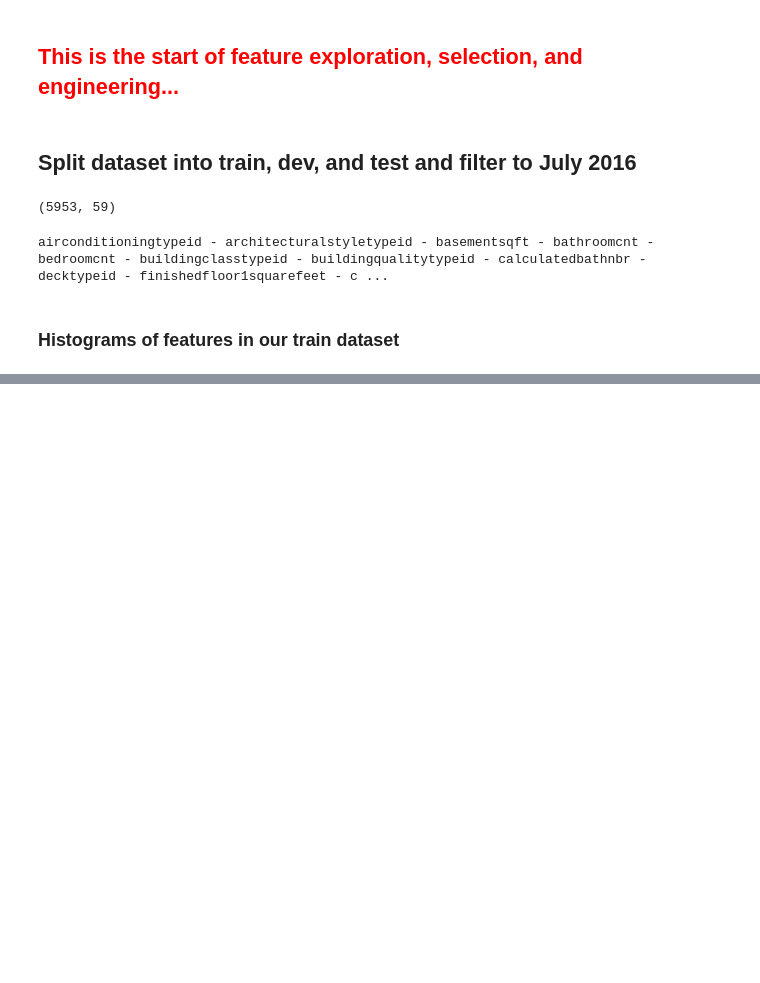
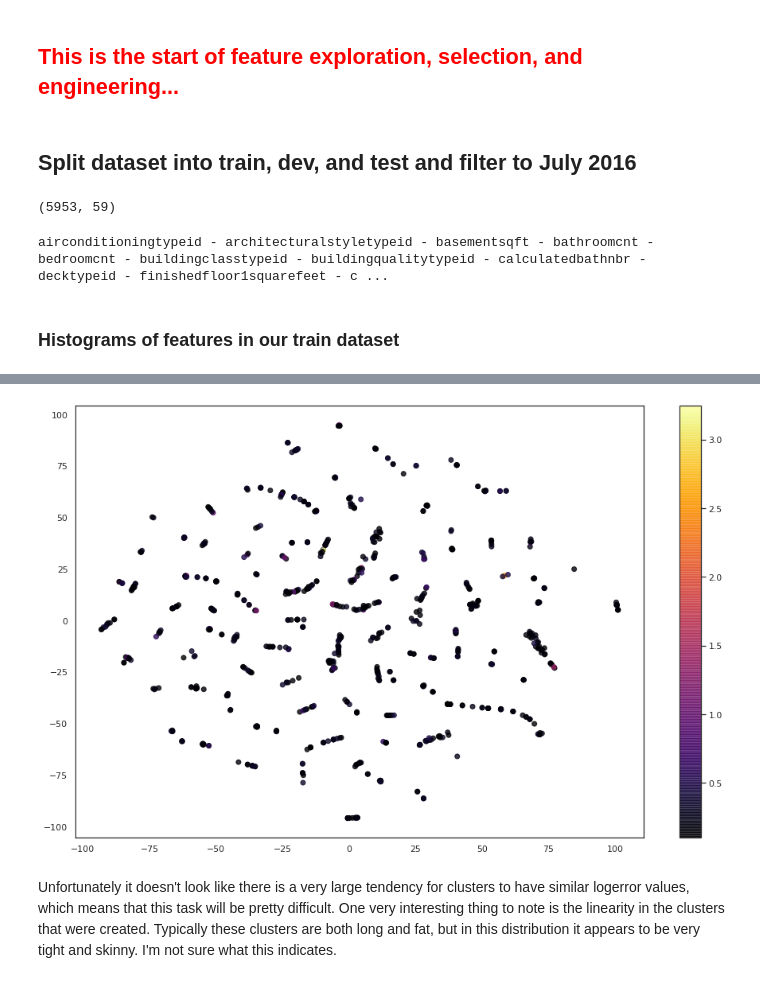
Before and after one commit to AustinDoolittle/W207-Final-Project, a Jupyter notebook: combined_eda.ipynb, the cells around one changed output, grey strips where cells are left out. Drawn from its saved outputs; the diff is of its cells as text; code cells hidden in the pictures; blank space fills up the shorter version.

```diff
--- a/combined_eda.ipynb
+++ b/combined_eda.ipynb
@@ -660,0 +753,13 @@ plt.show()
+# %%
+# filter out high logerrors
+mask = np.abs(tsne_train_df['logerror']) > 0.1
+tsne_train_df_sub = tsne_train_df[mask]
+tsne_results_sub = tsne_results[mask]
+
+plt.figure(figsize=(16,10))
+plt.scatter(tsne_results_sub[:,0], tsne_results_sub[:,1], alpha = .8, c = np.abs(tsne_train_df_sub['logerror']), cmap = 'inferno')
+cbar = plt.colorbar()
+# %% [output]
+[figure, added]
+# %% [markdown]
+Unfortunately it doesn't look like there is a very large tendency for clusters to have similar logerror values, which means that this task will be pretty difficult. One very interesting thing to note is the linearity in the clusters that were created. Typically these clusters are both long and fat, but in this distribution it appears to be very tight and skinny. I'm not sure what this indicates.
```
Also changed, not shown: parts of 30 cells of this notebook.
